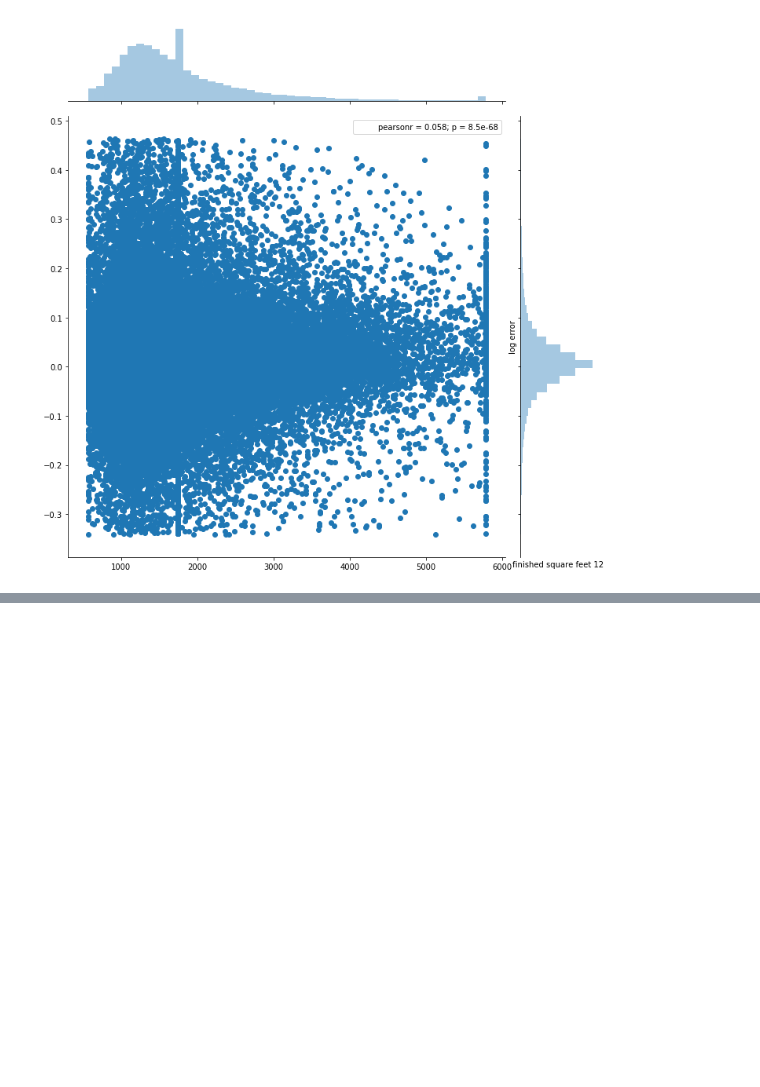
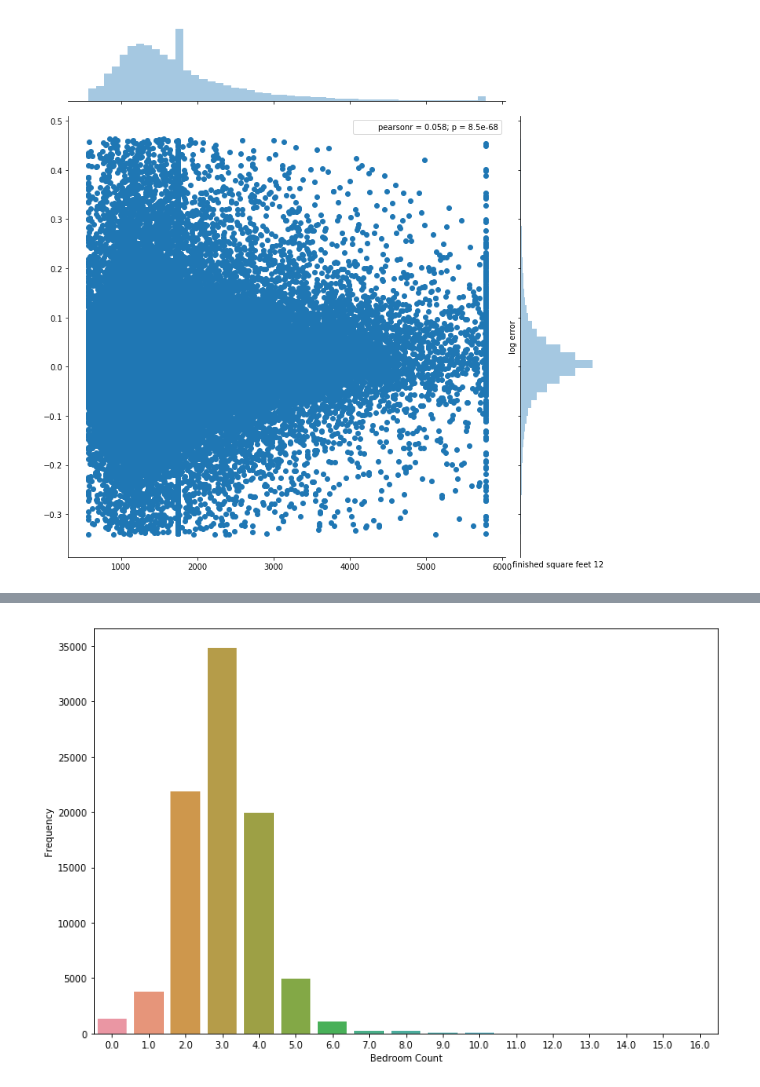
Before and after one commit to gavin-wustl/zestimate_home_value_prediction, a Jupyter notebook: home_value_prediction.ipynb, the cells around one changed output, grey strips where cells are left out. Saved outputs shown, nothing was run; the diff lists cells and outputs as text; code cells hidden in the pictures; blank space fills up the shorter version.

```diff
--- a/home_value_prediction.ipynb
+++ b/home_value_prediction.ipynb
@@ -318,0 +363,9 @@ The 'normed' kwarg was deprecated in Matplotlib 2.1 and will be removed in 3.1.
+# %%
+# bedroom count
+plt.figure(figsize=(12,8))
+sns.countplot(data=train_df_copy, x='bedroomcnt')
+plt.ylabel('Frequency')
+plt.xlabel('Bedroom Count')
+plt.show()
+# %% [output]
+[figure, added]
```
Also changed, not shown: parts of 10 cells of this notebook.
